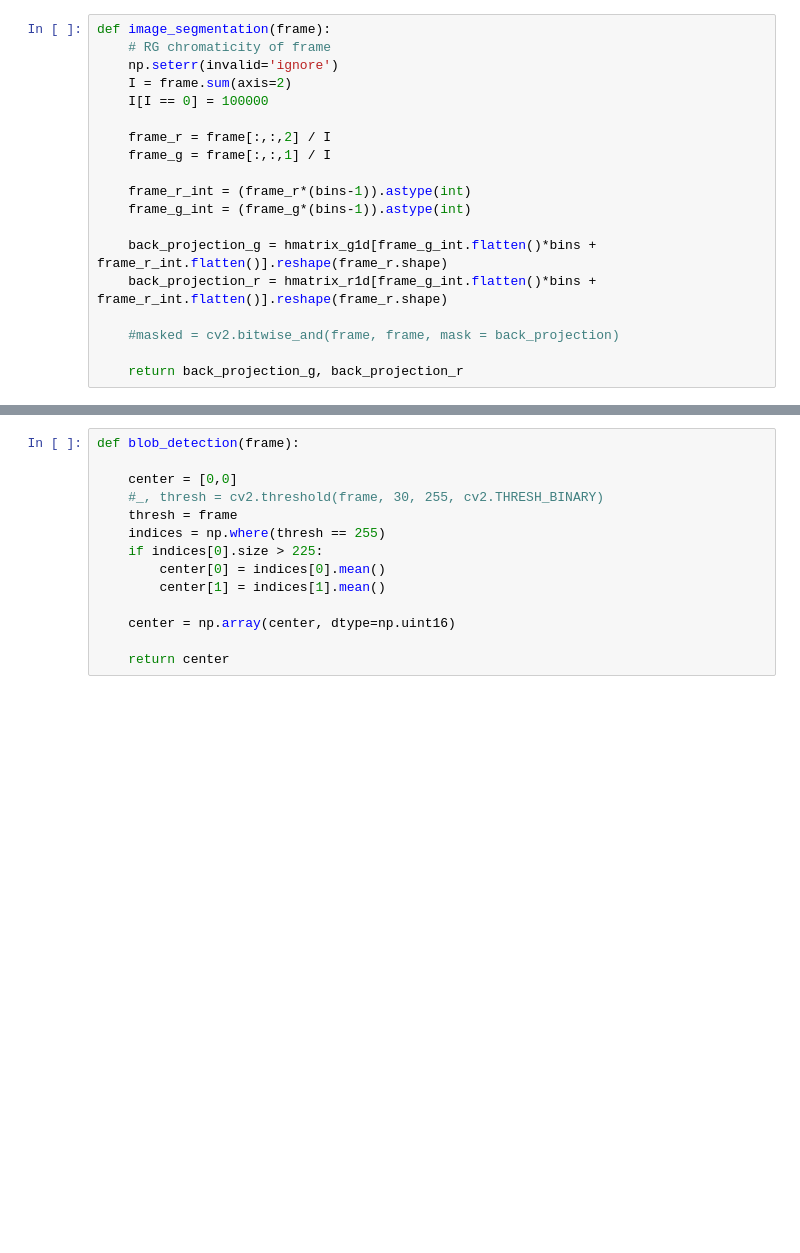
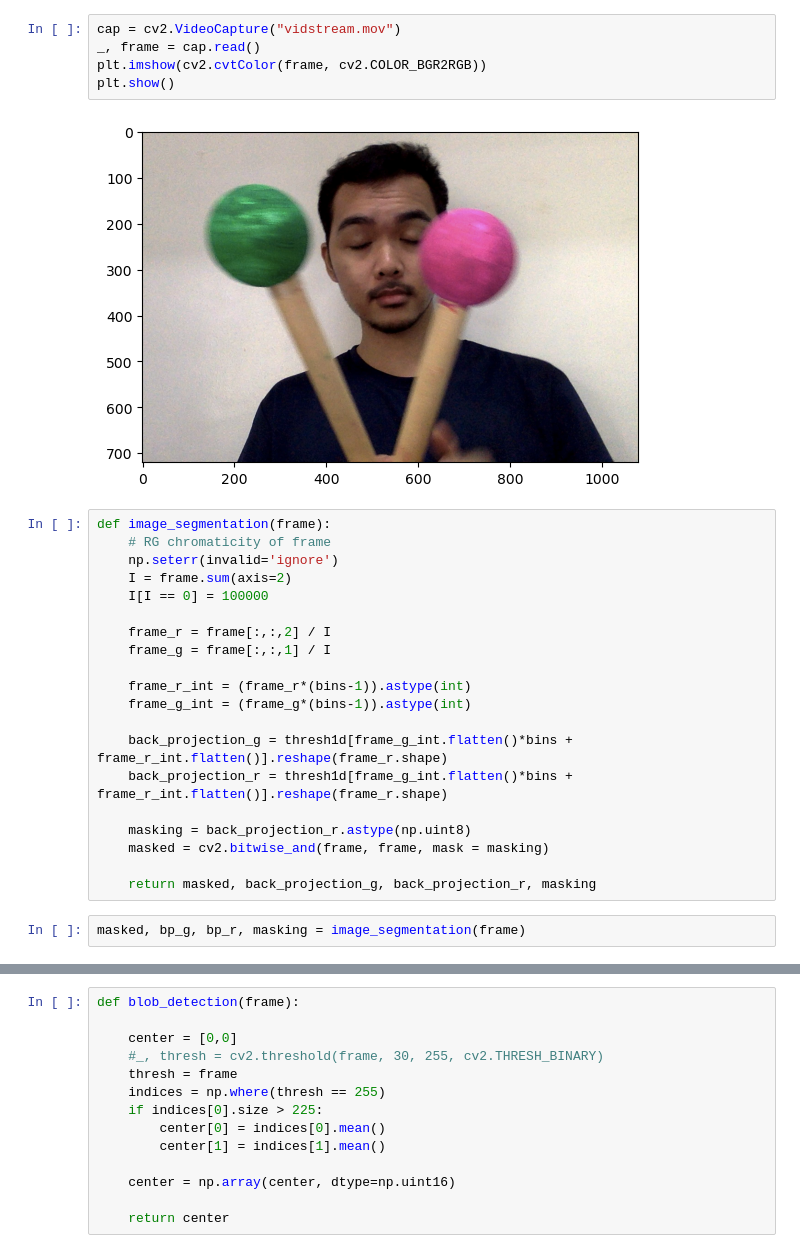
Before and after one commit to cjbarimbao/virtualkulintang, a Jupyter notebook: computer-vision/python/scratch.ipynb, the cells around one changed output, grey strips where cells are left out. Saved outputs shown, nothing was run; the diff lists cells and outputs as text; blank space fills up the shorter version.

Commit message:
thresholding and dilation after backprojection

```diff
--- a/computer-vision/python/scratch.ipynb
+++ b/computer-vision/python/scratch.ipynb
@@ -37,3 +35,10 @@ plt.show()
+# %%
+cap = cv2.VideoCapture("vidstream.mov")
+_, frame = cap.read()
+plt.imshow(cv2.cvtColor(frame, cv2.COLOR_BGR2RGB))
+plt.show()
+# %% [output]
+[figure, added]
 # %%
 def image_segmentation(frame):
     # RG chromaticity of frame
@@ -47,9 +52,12 @@ def image_segmentation(frame):
     frame_r_int = (frame_r*(bins-1)).astype(int)
     frame_g_int = (frame_g*(bins-1)).astype(int)
 
-    back_projection_g = hmatrix_g1d[frame_g_int.flatten()*bins + frame_r_int.flatten()].reshape(frame_r.shape)
-    back_projection_r = hmatrix_r1d[frame_g_int.flatten()*bins + frame_r_int.flatten()].reshape(frame_r.shape)
+    back_projection_g = thresh1d[frame_g_int.flatten()*bins + frame_r_int.flatten()].reshape(frame_r.shape)
+    back_projection_r = thresh1d[frame_g_int.flatten()*bins + frame_r_int.flatten()].reshape(frame_r.shape)
 
-    #masked = cv2.bitwise_and(frame, frame, mask = back_projection)
+    masking = back_projection_r.astype(np.uint8)
+    masked = cv2.bitwise_and(frame, frame, mask = masking)
 
-    return back_projection_g, back_projection_r
+    return masked, back_projection_g, back_projection_r, masking
+# %%
+masked, bp_g, bp_r, masking = image_segmentation(frame)
```
Also changed, not shown: parts of 6 cells of this notebook, 11 other files.
